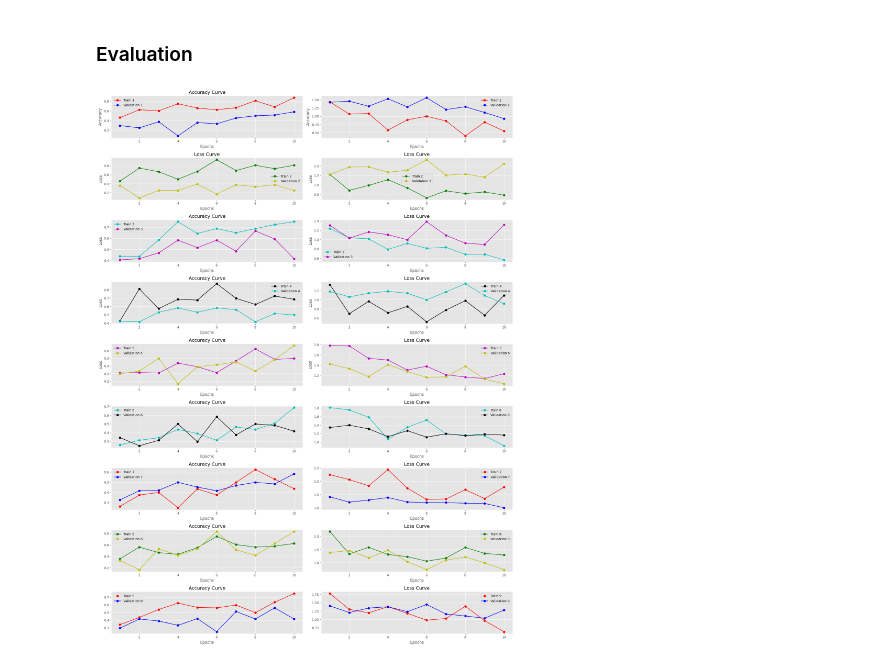
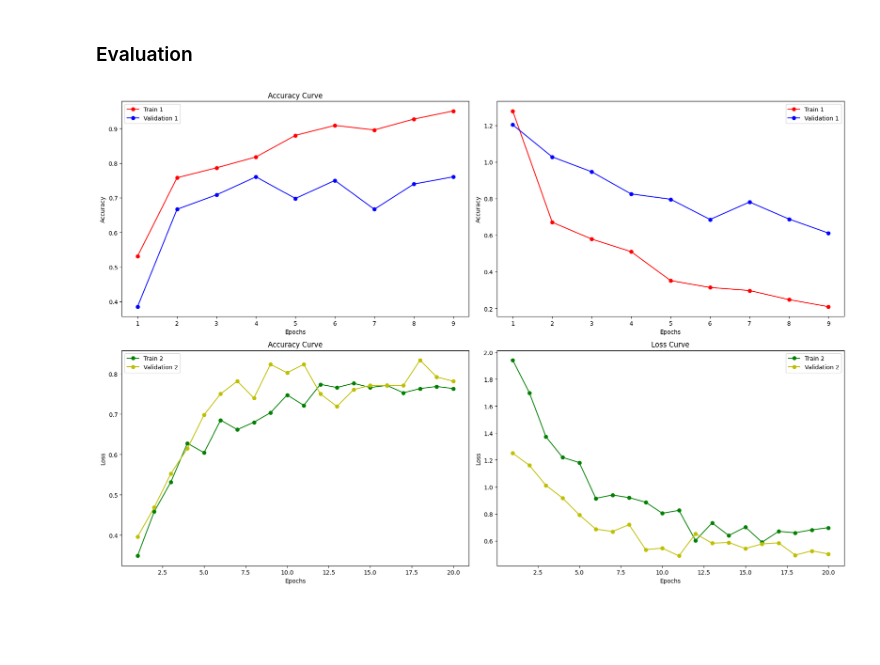
Before and after one commit to JustinLim19/csc3107-group26-p3-ml-brain-mri-classification, a Jupyter notebook: research/Frederick/vggnet_new_test.ipynb, the cells around one changed output. Cells and saved outputs as stored; diff of their text form; code cells hidden in the pictures; blank space fills up the shorter version.

```diff
--- a/research/Frederick/vggnet_new_test.ipynb
+++ b/research/Frederick/vggnet_new_test.ipynb
@@ -154,7 +154,8 @@ crop_img_saver(unprocessed_test_class_paths, save_dir=test_dir)
 #         for image in validation_images:
 #             shutil.copy(os.path.join(folder_path, image), os.path.join(validation_class_dir, image))
 # %%
-# train_data_generator = ImageDataGenerator(rotation_range=10,
+# train_data_generator = ImageDataGenerator(rescale=1./255,
+#                                           rotation_range=10,
 #                                           height_shift_range=0.2,
 #                                           horizontal_flip=True)
 
@@ -172,14 +173,15 @@ crop_img_saver(unprocessed_test_class_paths, save_dir=test_dir)
 #                                                       batch_size=32,
 #                                                       class_mode='categorical')
 
-train_data_generator = ImageDataGenerator(rotation_range=10,
+train_data_generator = ImageDataGenerator(rescale=1./255,
+                                          rotation_range=10,
                                           height_shift_range=0.2,
                                           horizontal_flip=True,
                                           validation_split=0.2)
 
 train_data = train_data_generator.flow_from_directory(data_dir,
                                                       target_size=(224, 224),
-                                                      batch_size=16,
+                                                      batch_size=8,
                                                       class_mode='categorical',
                                                       subset='training')
 
@@ -189,12 +191,6 @@ validation_data = train_data_generator.flow_from_directory(data_dir,
                                                       class_mode='categorical',
                                                       subset='validation')
 
-test_data_generator = ImageDataGenerator()
-
-test_data = test_data_generator.flow_from_directory(test_dir,
-                                        target_size=(224, 224),
-                                        class_mode='categorical')
-
 sample_x, sample_y = next(train_data)
 plt.figure(figsize=(12, 9))
 for i in range(6):
@@ -299,10 +303,9 @@ model.compile(optimizer=Adam(learning_rate=0.0001),
 # Train the model
 history = model.fit(
     train_data,
-    steps_per_epoch=train_data.samples // train_data.batch_size,
     validation_data=validation_data,
-    validation_steps=validation_data.samples // validation_data.batch_size,
-    epochs=10
+    callbacks=[checkpoint, early_stopping, reduce_lr],
+    epochs=20
 )
 
 model.summary()
@@ -352,9 +437,9 @@ AttributeError: 'NoneType' object has no attribute 'items'
 
 # plot_hist(history)
 
-plt.style.use('ggplot')
-figure, axes = plt.subplots(1, 2, figsize=(18, 24))
-epochs = range(1, 11)
+# plt.style.use('ggplot')
+figure, axes = plt.subplots(2, 2, figsize=(18, 12))
+epochs = range(1, len(history.history['accuracy']) + 1)
 
 # Plotting Accuracy
 axes[0, 0].plot(epochs, history.history['accuracy'], 'ro-', label='Train 1')
@@ -362,11 +447,25 @@ axes[0, 0].plot(epochs, history.history['val_accuracy'], 'bo-', label='Validatio
 axes[0, 0].set_xlabel('Epochs'), axes[0, 0].set_ylabel('Accuracy'), axes[0, 0].set_title('Accuracy Curve')
 axes[0, 0].legend()
 
-# if 'history2' in locals():
-#     axes[1, 0].plot(epochs, history2.history['accuracy'], 'go-', label='Train 2')
-#     axes[1, 0].plot(epochs, history2.history['val_accuracy'], 'yo-', label='Validation 2')
-#     axes[1, 0].set_xlabel('Epochs'), axes[0, 1].set_ylabel('Accuracy'), axes[1, 0].set_title('Accuracy Curve')
-#     axes[1, 0].legend()
+# Plotting Loss
+axes[0, 1].plot(epochs, history.history['loss'], 'ro-', label='Train 1')
+axes[0, 1].plot(epochs, history.history['val_loss'], 'bo-', label='Validation 1')
+axes[0, 1].set_xlabel('Epochs'), axes[1, 0].set_ylabel('Loss'), axes[1, 0].set_title('Loss Curve')
+axes[0, 1].legend()
+
+epochs = range(1, len(history2.history['accuracy']) + 1)
+
+if 'history2' in locals():
+    axes[1, 0].plot(epochs, history2.history['accuracy'], 'go-', label='Train 2')
+    axes[1, 0].plot(epochs, history2.history['val_accuracy'], 'yo-', label='Validation 2')
+    axes[1, 0].set_xlabel('Epochs'), axes[0, 1].set_ylabel('Accuracy'), axes[1, 0].set_title('Accuracy Curve')
+    axes[1, 0].legend()
+
+if 'history2' in locals():
+    axes[1, 1].plot(epochs, history2.history['loss'], 'go-', label='Train 2')
+    axes[1, 1].plot(epochs, history2.history['val_loss'], 'yo-', label='Validation 2')
+    axes[1, 1].set_xlabel('Epochs'), axes[1, 1].set_ylabel('Loss'), axes[1, 1].set_title('Loss Curve')
+    axes[1, 1].legend()
 
 # if 'history3' in locals():
 #     axes[2, 0].plot(epochs, history3.history['accuracy'], 'co-', label='Train 3')
@@ -410,17 +509,8 @@ axes[0, 0].legend()
 #     axes[8, 0].set_xlabel('Epochs'), axes[3, 1].set_ylabel('Accuracy'), axes[8, 0].set_title('Accuracy Curve')
 #     axes[8, 0].legend()
 
-# Plotting Loss
-axes[0, 1].plot(epochs, history.history['loss'], 'ro-', label='Train 1')
-axes[0, 1].plot(epochs, history.history['val_loss'], 'bo-', label='Validation 1')
-axes[0, 1].set_xlabel('Epochs'), axes[1, 0].set_ylabel('Loss'), axes[1, 0].set_title('Loss Curve')
-axes[0, 1].legend()
 
-# if 'history2' in locals():
-#     axes[1, 1].plot(epochs, history2.history['loss'], 'go-', label='Train 2')
-#     axes[1, 1].plot(epochs, history2.history['val_loss'], 'yo-', label='Validation 2')
-#     axes[1, 1].set_xlabel('Epochs'), axes[1, 1].set_ylabel('Loss'), axes[1, 1].set_title('Loss Curve')
-#     axes[1, 1].legend()
+
 
 # if 'history3' in locals():
 #     axes[2, 1].plot(epochs, history3.history['loss'], 'co-', label='Train 3')
@@ -441,31 +531,31 @@ axes[0, 1].legend()
 #     axes[4, 1].legend()
 
 # if 'history6' in locals():
 #     axes[5, 1].plot(epochs, history6.history['loss'], 'co-', label='Train 6')
 #     axes[5, 1].plot(epochs, history6.history['val_loss'], 'ko-', label='Validation 6')
 #     axes[5, 1].set_xlabel('Epochs'), axes[3, 1].set_ylabel('Loss'), axes[5, 1].set_title('Loss Curve')
 #     axes[5, 1].legend()
 
 # if 'history7' in locals():
 #     axes[6, 1].plot(epochs, history7.history['loss'], 'ro-', label='Train 7')
 #     axes[6, 1].plot(epochs, history7.history['val_loss'], 'bo-', label='Validation 7')
 #     axes[6, 1].set_xlabel('Epochs'), axes[4, 0].set_ylabel('Loss'), axes[6, 1].set_title('Loss Curve')
 #     axes[6, 1].legend()
 
 # if 'history8' in locals():
 #     axes[7, 1].plot(epochs, history8.history['loss'], 'go-', label='Train 8')
 #     axes[7, 1].plot(epochs, history8.history['val_loss'], 'yo-', label='Validation 8')
 #     axes[7, 1].set_xlabel('Epochs'), axes[4, 1].set_ylabel('Loss'), axes[7, 1].set_title('Loss Curve')
 #     axes[7, 1].legend()
 
 # if 'history9' in locals():
 #     axes[8, 1].plot(epochs, history9.history['loss'], 'ro-', label='Train 9')
 #     axes[8, 1].plot(epochs, history9.history['val_loss'], 'bo-', label='Validation 9')
 #     axes[8, 1].set_xlabel('Epochs'), axes[4, 1].set_ylabel('Loss'), axes[8, 1].set_title('Loss Curve')
 #     axes[8, 1].legend()
 
 # Adjust layout and show the plot
 figure.tight_layout()
 plt.show()
 # %% [output]
-[figure, old version]
+[figure, new version]
```
Also changed, not shown: parts of 11 cells of this notebook, 1 other file.
